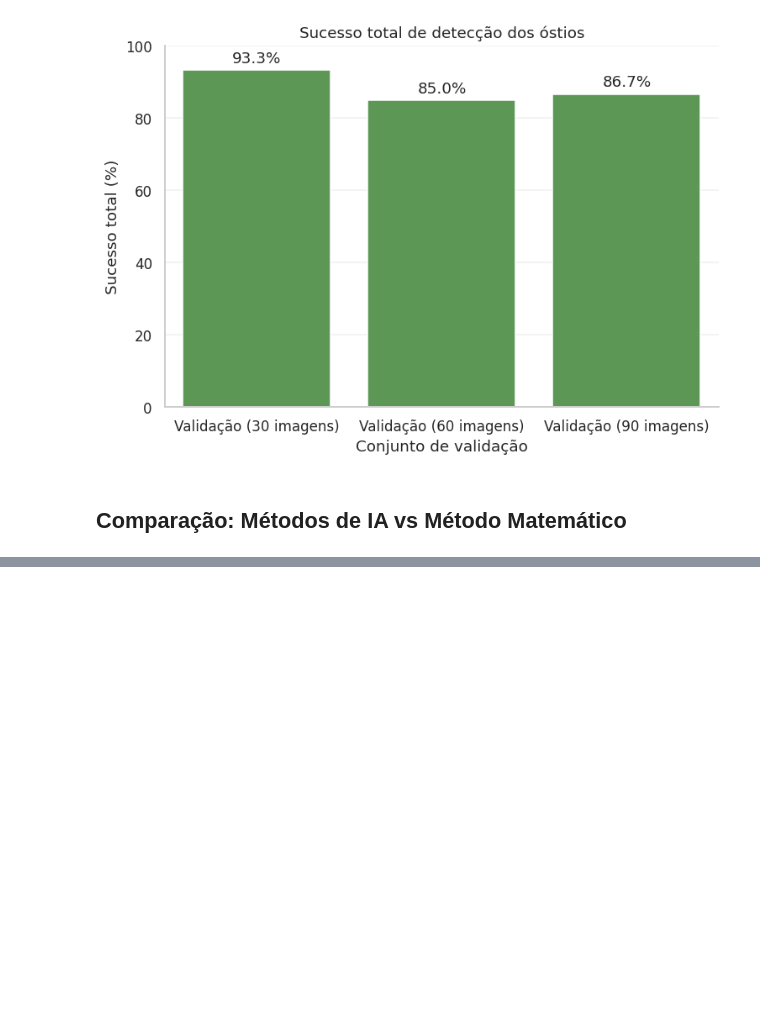
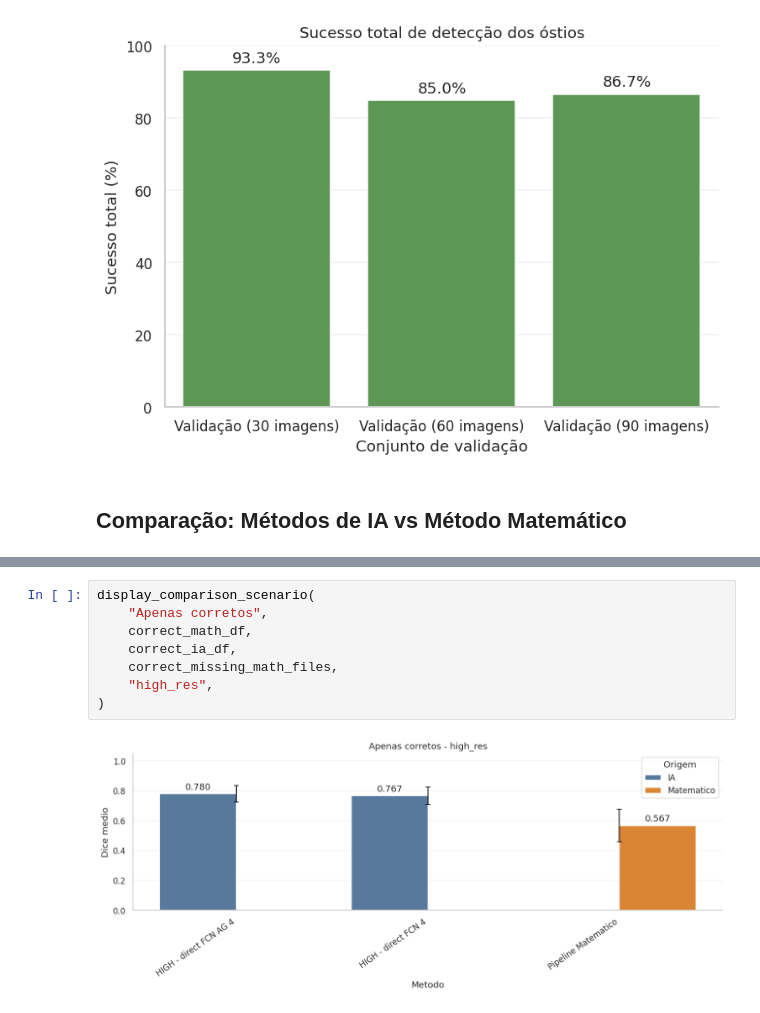
Before and after one commit to matheusssilva991/coronary-centerline-detection, a Jupyter notebook: src/eda/eda_tests.ipynb, the cells around one changed output, grey strips where cells are left out. Drawn from its saved outputs; the diff is of its cells as text; blank space fills up the shorter version.

```diff
--- a/src/eda/eda_tests.ipynb
+++ b/src/eda/eda_tests.ipynb
@@ -279,0 +360,10 @@ viz.comparison.plot_comparison_bar_by_resolution(comparison_agg_df, "high_res")
+# %%
+display_comparison_scenario(
+    "Apenas corretos",
+    correct_math_df,
+    correct_ia_df,
+    correct_missing_math_files,
+    "high_res",
+)
+# %% [output]
+[figure, added]
```
Also changed, not shown: parts of 24 cells of this notebook, 11 other files.
